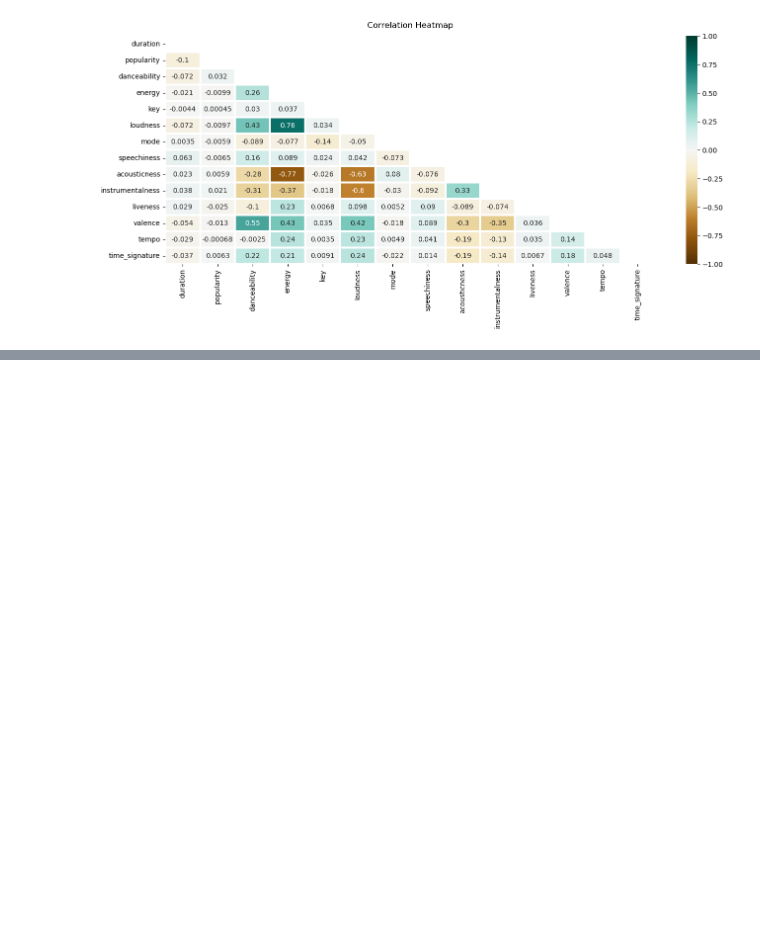
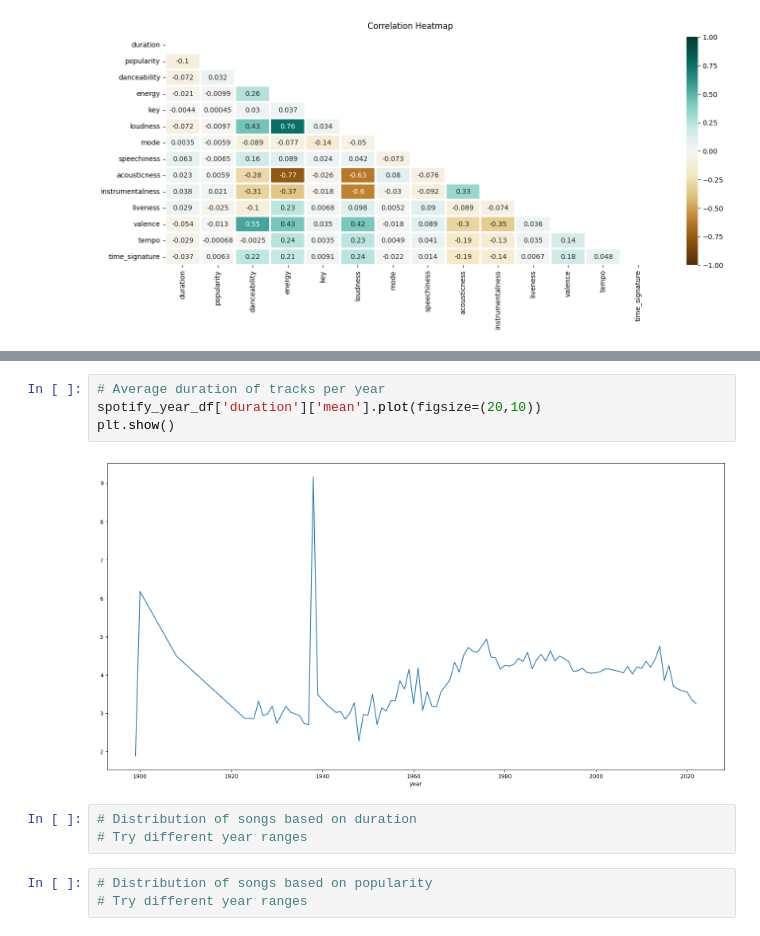
Before and after one commit to dapniii/DATA102-Spotify-Recommendation-System, a Jupyter notebook: main_project.ipynb, the cells around one changed output, grey strips where cells are left out. Saved outputs shown, nothing was run; the diff lists cells and outputs as text; blank space fills up the shorter version.

```diff
--- a/main_project.ipynb
+++ b/main_project.ipynb
@@ -634,0 +834,12 @@ TypeError: object of type 'Timestamp' has no len()
+# %%
+# Average duration of tracks per year
+spotify_year_df['duration']['mean'].plot(figsize=(20,10))
+plt.show()
+# %% [output]
+[figure, added]
+# %%
+# Distribution of songs based on duration
+# Try different year ranges
+# %%
+# Distribution of songs based on popularity
+# Try different year ranges
```
Also changed, not shown: parts of 73 cells of this notebook.
